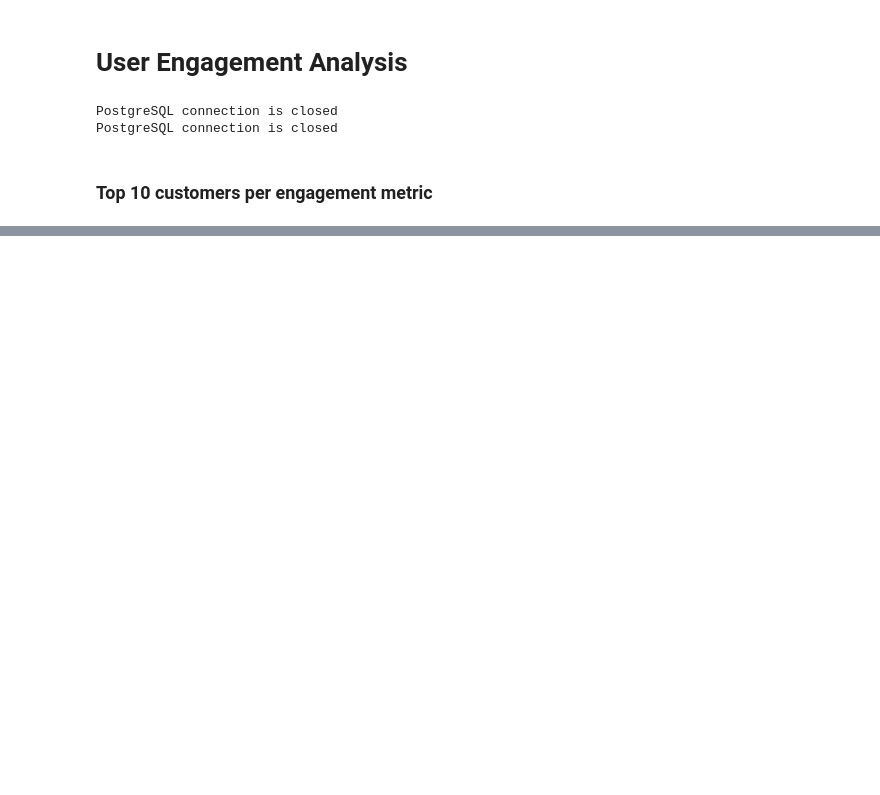
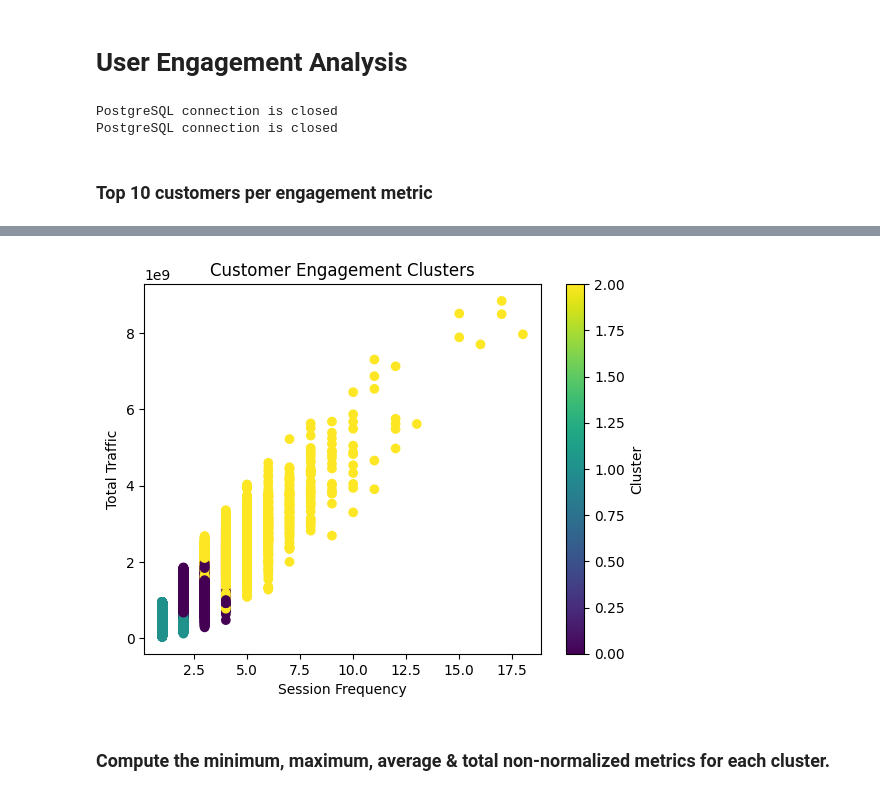
Before and after one commit to wolderufael/Telecom_Company_Users_Data_Analytics, a Jupyter notebook: notebook/user_engagement_analysis.ipynb, the cells around one changed output, grey strips where cells are left out. Drawn from its saved outputs; the diff is of its cells as text; code cells hidden in the pictures; blank space fills up the shorter version.

```diff
--- a/notebook/user_engagement_analysis.ipynb
+++ b/notebook/user_engagement_analysis.ipynb
@@ -40,0 +72,2 @@ Index(['MSISDN/Number', 'num_sessions', 'total_duration', 'total_dl_data',
+# %%
+classified_customers = analyzer.classify_customers_kmeans(xdr_data)
@@ -40,0 +89,6 @@ Index(['MSISDN/Number', 'num_sessions', 'total_duration', 'total_dl_data',
+# %%
+analyzer.plot_clusters(classified_customers)
+# %% [output]
+[figure, added]
+# %% [markdown]
+### Compute the minimum, maximum, average & total non-normalized metrics for each cluster.
```
Also changed, not shown: parts of 17 cells of this notebook, 1 other file.
